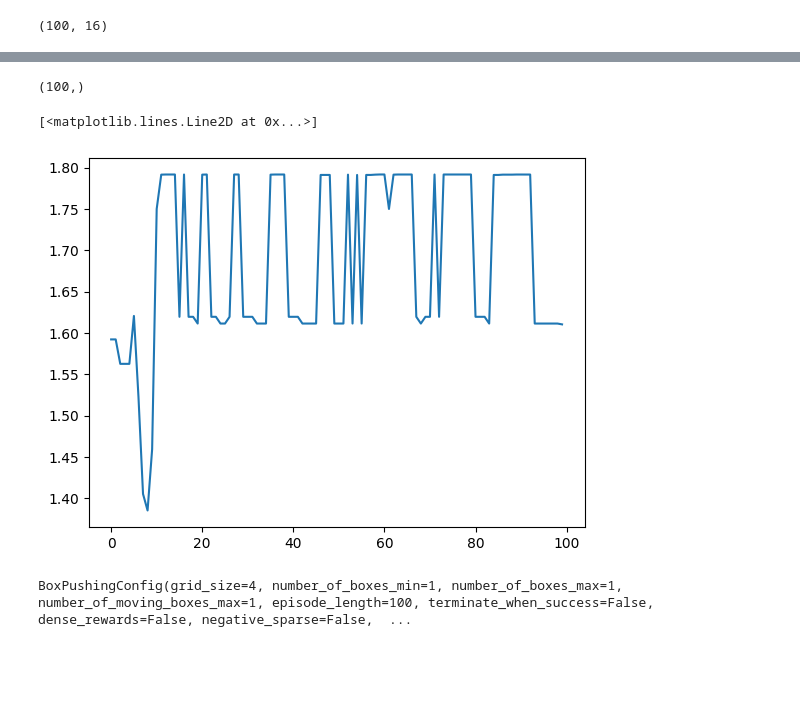
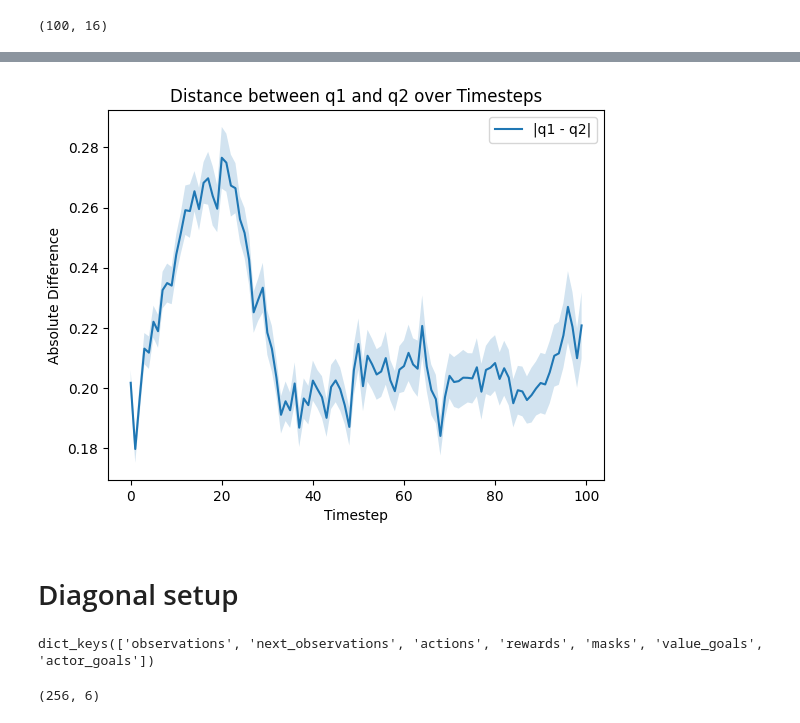
Before and after one commit to wladekpal/golden-standard, a Jupyter notebook: notebooks/plotting/02_10_25_MB_post_hoc_q_dqn_analysis.ipynb, the cells around one changed output, grey strips where cells are left out. Drawn from its saved outputs; the diff is of its cells as text; code cells hidden in the pictures; blank space fills up the shorter version.

```diff
--- a/notebooks/plotting/02_10_25_MB_post_hoc_q_dqn_analysis.ipynb
+++ b/notebooks/plotting/02_10_25_MB_post_hoc_q_dqn_analysis.ipynb
@@ -245,14 +276,7 @@ qs.shape
-# %%
-dist = distrax.Categorical(logits=qs / jnp.maximum(1e-6, 1))
-dist.entropy().shape
-# %% [output]
-(100,)
-# %%
-plt.plot(list(range(qs.shape[0])), dist.entropy(), label='entropy')
-# %% [output]
-[<matplotlib.lines.Line2D at 0x...>]
-[figure, removed]
-# %%
-config.env
-# %% [output]
-BoxPushingConfig(grid_size=4, number_of_boxes_min=1, number_of_boxes_max=1, number_of_moving_boxes_max=1, episode_length=100, terminate_when_success=False, dense_rewards=False, negative_sparse=False,  ...
+# %%
+# Use the function
+plot_q_value_difference(agent, tr_states, tr_goals, tr_actions, EPISODE_LENGTH, NUM_ENVS)
+# %% [output]
+[figure, added]
+# %% [markdown]
+# Diagonal setup
@@ -258,0 +330,4 @@ BoxPushingConfig(grid_size=4, number_of_boxes_min=1, number_of_boxes_max=1, numb
+# %%
+batch.keys()
+# %% [output]
+dict_keys(['observations', 'next_observations', 'actions', 'rewards', 'masks', 'value_goals', 'actor_goals'])
@@ -258,0 +341,5 @@ BoxPushingConfig(grid_size=4, number_of_boxes_min=1, number_of_boxes_max=1, numb
+# %%
+dist = distrax.Categorical(logits=qs / jnp.maximum(1e-6, 1))
+dist.probs.shape
+# %% [output]
+(256, 6)
```
Also changed, not shown: parts of 19 cells of this notebook, 1 other file.
